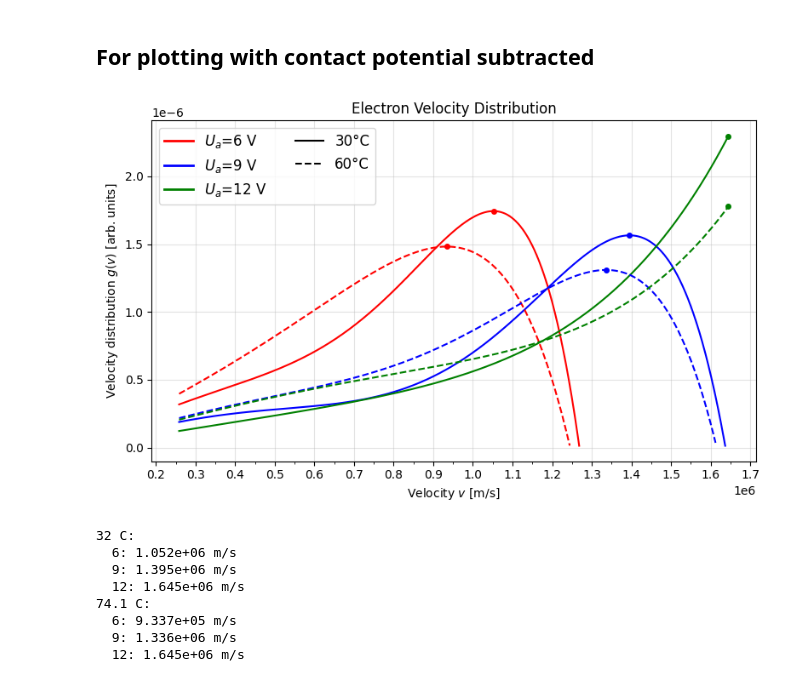
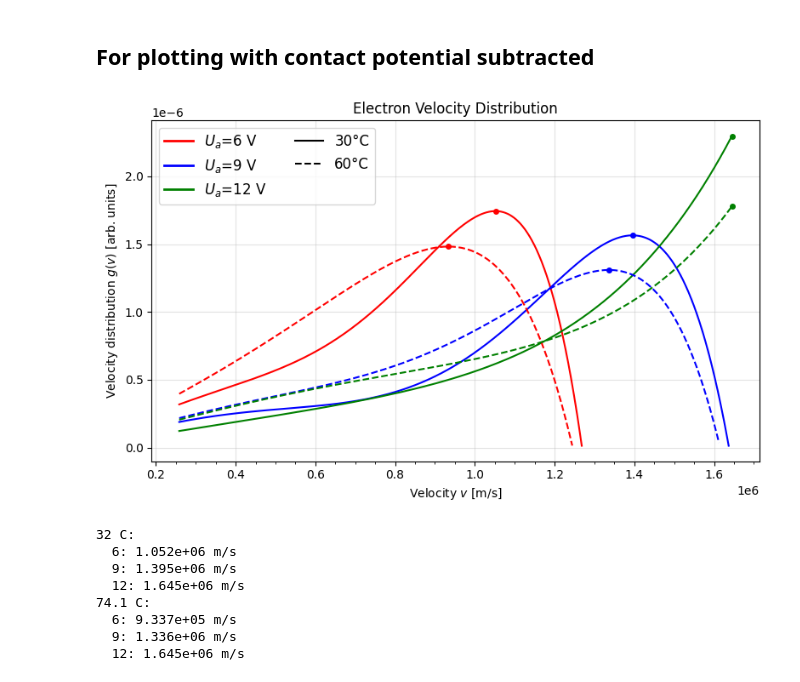
Before and after one commit to kearb-stomp/AdvLabs, a Jupyter notebook: Lab 4/Task 1-2 Redo.ipynb, the cells around one changed output. Cells and saved outputs as stored; diff of their text form; code cells hidden in the pictures.

```diff
--- a/Lab 4/Task 1-2 Redo.ipynb
+++ b/Lab 4/Task 1-2 Redo.ipynb
@@ -221,35 +221,35 @@ temperature_legend = [
     Line2D([0], [0], color='black', linestyle='--', label='60°C')
 ]
 
 fig, ax = plt.subplots(figsize=(8, 5))
 ax.set(xlabel=r'Velocity $v$ [m/s]',
        ylabel=r'Velocity distribution $g(v)$ [arb. units]',
        title='Electron Velocity Distribution')
 
 for key, data in distros.items():
     for v, (x, f, v_grid, g_v) in data.items():
         ax.plot(v_grid, g_v,
                 color=color[v],
                 linestyle='-' if key=='32 C' else '--',
                 label=f'{key}, {v}V'
     )
         max_idx = np.argmax(g_v)
         ax.plot(v_grid[max_idx], g_v[max_idx],
         marker='o', color=color[v], markersize=4)
 
         max_velocities[key][v] = v_grid[max_idx]
 
 # Add both legends to the plot
 legend_elements = voltage_legend + temperature_legend
 ax.legend(handles=legend_elements, loc='best', fontsize=12, ncol=2)
-ax.xaxis.set_major_locator(MultipleLocator(0.1e6))
+ax.xaxis.set_major_locator(MultipleLocator(0.2e6))
 ax.xaxis.set_minor_locator(MultipleLocator(0.05e6))
 ax.grid(which='major', axis='both', alpha=0.35)
 
 plt.tight_layout()
 plt.show()
 # %% [output]
-[figure, old version]
+[figure, new version]
 # %%
 for key, data in max_velocities.items():
     print(f'{key}:')
```
Also changed, not shown: 9 other files.
